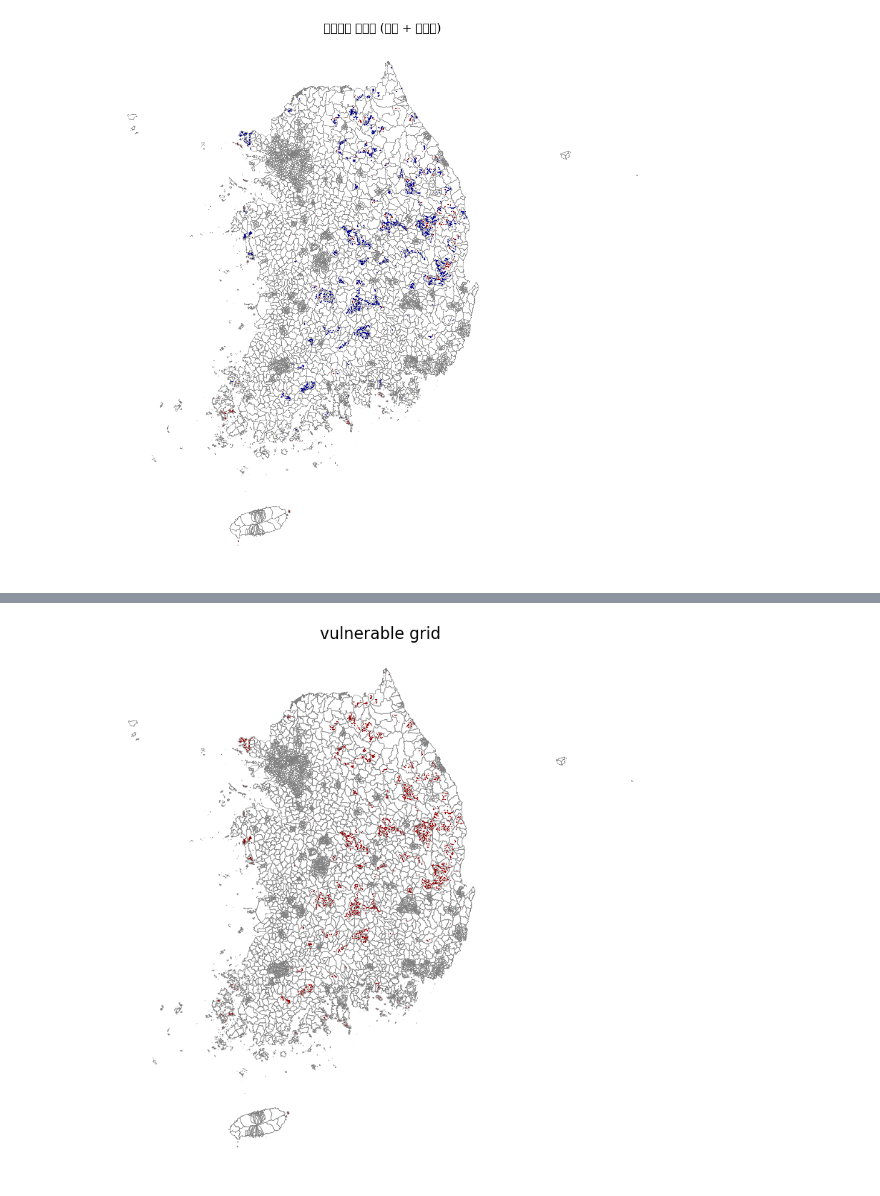
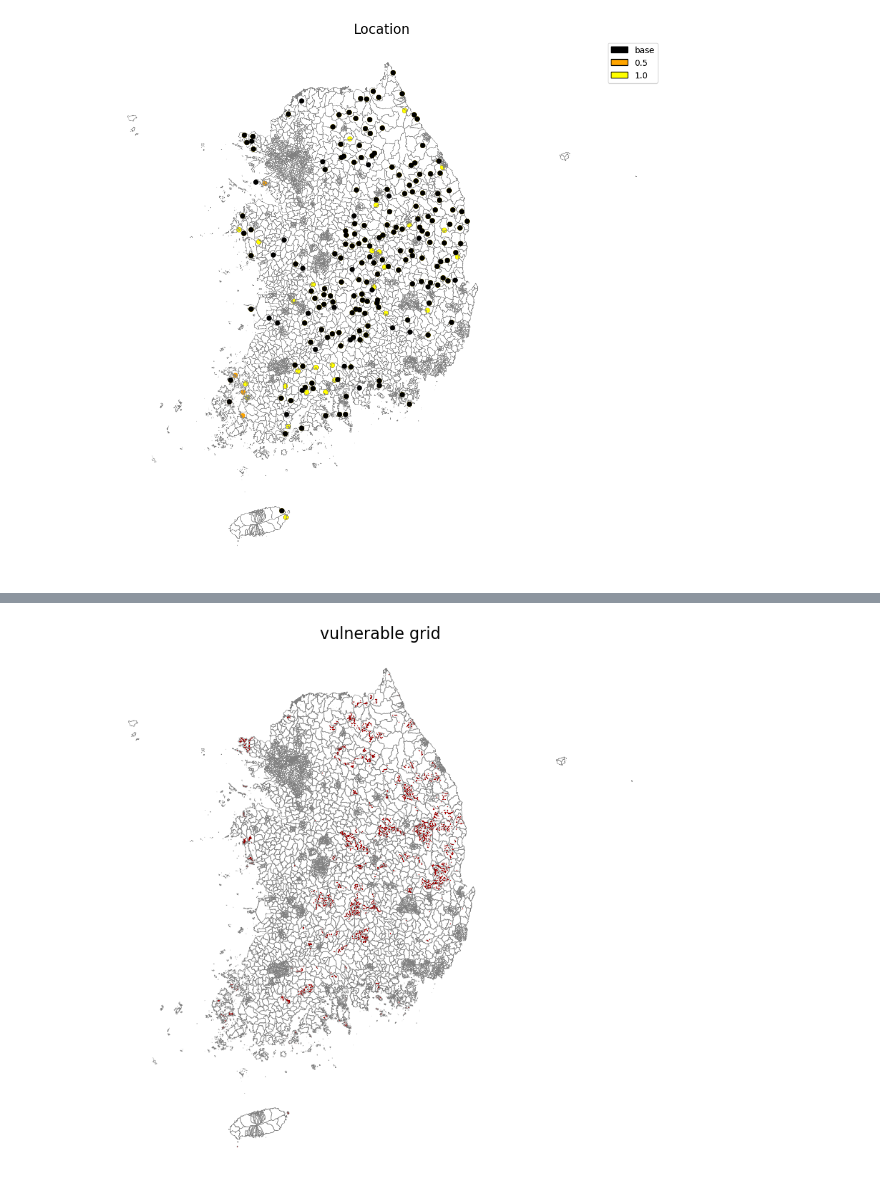
Before and after one commit to hshoon16/publichealth, a Jupyter notebook: analyze.ipynb, the cells around one changed output, grey strips where cells are left out. Drawn from its saved outputs; the diff is of its cells as text; code cells hidden in the pictures.

```diff
--- a/analyze.ipynb
+++ b/analyze.ipynb
@@ -50,7 +50,7 @@ gdf_bogun.index = gdf_bogun.index.astype(str)
 def load_selected_facilities_revised(mode, N, LAMBDA_, T, coeff, equity, base_dir = RESULTS_DIR / "optimization_results"):
     tag_map = {"free": "free", "sgg_fixed": "sgg_fixed", "sgg_relaxed": "sgg_relaxed"}
     tag = tag_map[mode]
-    tag_map_1 = {"base" : "base", "revised" : "revised"}
+    tag_map_1 = {"base" : "base", "revised" : "revised", "revised_1" : "revised_1", "revised_2" : "revised_2"}
     tag_1 = tag_map_1[equity]
     pattern = f"*_{tag}_N{N}_lambda{LAMBDA_}_T{T}_{tag_1}_coeff{coeff}.pkl"
     candidates = sorted((Path(base_dir).glob(pattern)),
@@ -67,9 +67,7 @@ mode = "free"
 n = 200
 # %%
 selected, p = load_selected_facilities_revised(mode, N = n, LAMBDA_=lambda_, T=0.5, coeff=5.0, equity = "base")
-selected_1, p_1 = load_selected_facilities_revised(mode, N = n, LAMBDA_=lambda_, T=0.5, coeff=1.0, equity = "revised")
-selected_2, p_2 = load_selected_facilities_revised(mode, N = n, LAMBDA_=lambda_, T=0.5, coeff=1.5, equity = "revised")
-selected_3, p_3 = load_selected_facilities_revised(mode, N = n, LAMBDA_=lambda_, T=0.5, coeff=2.0, equity = "revised")
-selected_4, p_4 = load_selected_facilities_revised(mode, N = n, LAMBDA_=lambda_, T=0.5, coeff=5.0, equity = "revised")
+selected_2, p_2 = load_selected_facilities_revised(mode, N = n, LAMBDA_=lambda_, T=0.5, coeff=0.3, equity = "revised_2")
+selected_3, p_3 = load_selected_facilities_revised(mode, N = n, LAMBDA_=lambda_, T=0.5, coeff=0.5, equity = "revised_2")
 # %%
 gdf_bogun_0 = gdf_bogun.loc[gdf_bogun.index.isin(selected)]
@@ -389,35 +651,57 @@ import numpy as np
 # %%
 fig, ax = plt.subplots(figsize=(12, 14))
 
-# 격자
-df_grid_vulnerable.plot(
+# 보건소
+
+gdf_bogun_0.plot(
     ax=ax,
-    facecolor='red',
+    facecolor='black',
     edgecolor='black',
-    markersize=10,
     linewidth=0.1,
-    alpha=1.0
+    alpha=1.0,
+    zorder = 10
+)
+gdf_bogun_2.plot(
+    ax=ax,
+    facecolor='orange',
+    edgecolor='black',
+    linewidth=0.1,
+    alpha=1.0,
+    zorder = 2
 )
 
-df_grid_resolved.plot(
+gdf_bogun_3.plot(
     ax=ax,
-    facecolor='blue',
+    facecolor='yellow',
     edgecolor='black',
-    markersize=10,
     linewidth=0.1,
-    alpha=1.0
+    alpha=1.0,
+    zorder = 2
 )
 
 # 읍면동 경계
 gdf_emd.boundary.plot(
     ax=ax,
     linewidth=0.4,
     edgecolor='gray'
 )
 
-ax.set_title('의료시설 접근성 (격자 + 읍면동)', fontsize=14)
+legend_elements = [
+    Patch(facecolor='black',  edgecolor='black', label='base'),
+    Patch(facecolor='orange', edgecolor='black', label='0.5'),
+    Patch(facecolor='yellow', edgecolor='black', label='1.0')
+]
+
+ax.legend(
+    handles=legend_elements,
+    loc='upper right',
+    fontsize=10,
+    title_fontsize=11
+)
+
+ax.set_title("Location", fontsize=16)
 ax.axis('off')
 
 plt.show()
 # %% [output]
-[figure, old version]
+[figure, new version]
```
Also changed, not shown: parts of 59 cells of this notebook, 1 other file.
